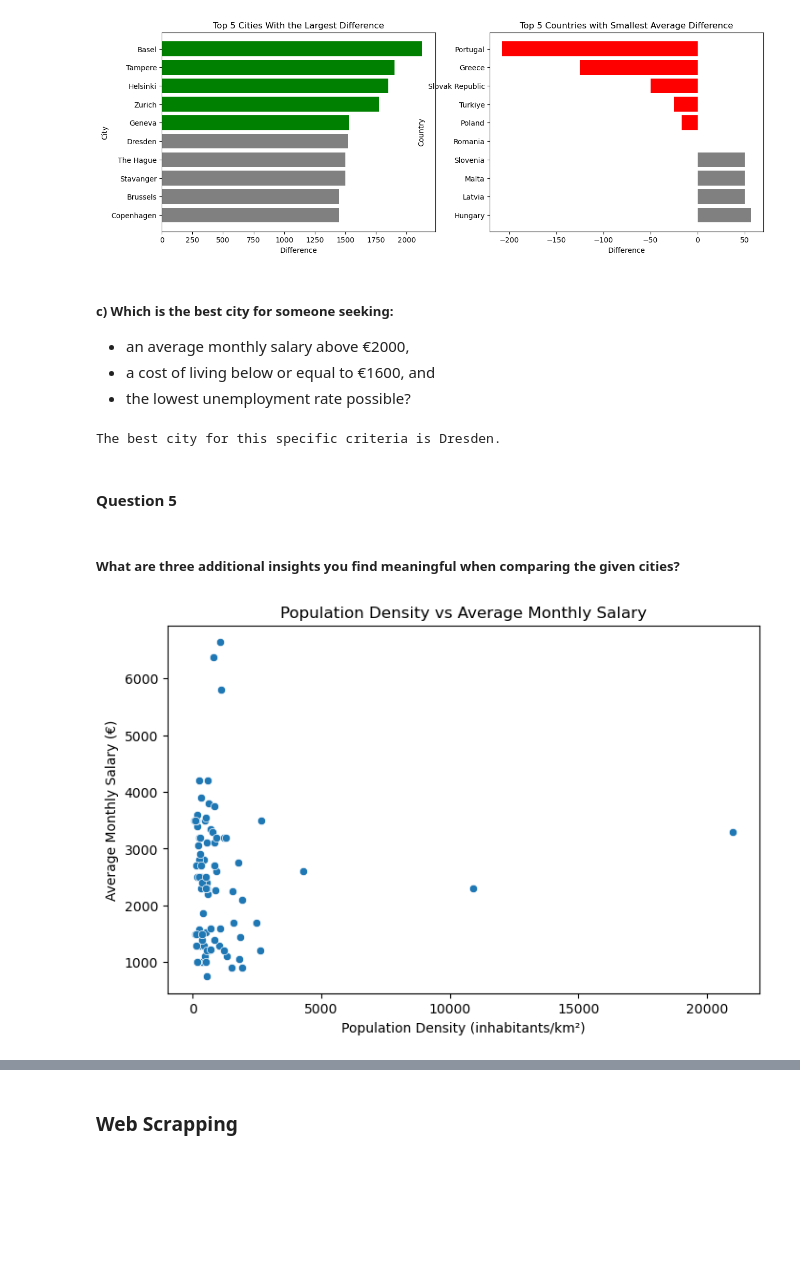
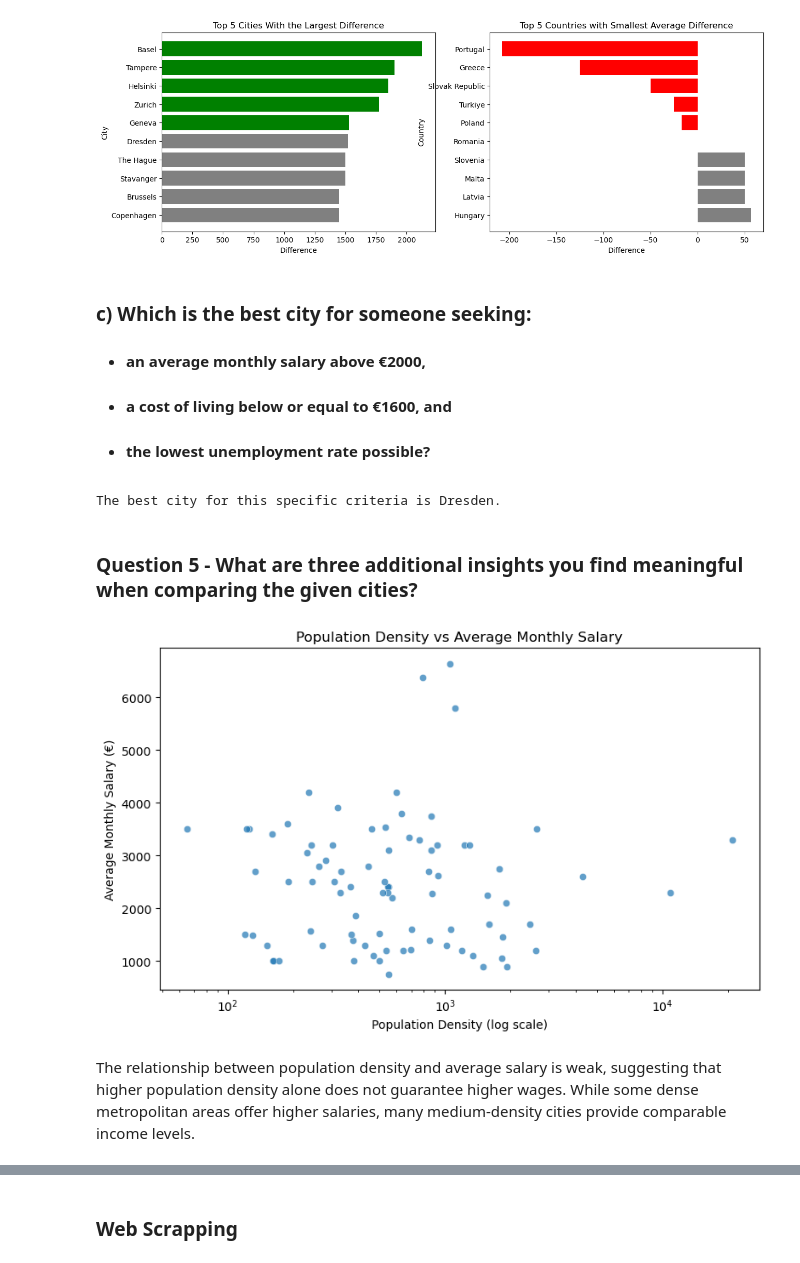
Before and after one commit to UniProjects171/Programming-for-Data-Science, a Jupyter notebook: Project_PDS.ipynb, the cells around one changed output, grey strips where cells are left out. Drawn from its saved outputs; the diff is of its cells as text; code cells hidden in the pictures; blank space fills up the shorter version.

```diff
--- a/Project_PDS.ipynb
+++ b/Project_PDS.ipynb
@@ -493,10 +420,10 @@ plt.show()
 # %% [output]
 [figure]
 # %% [markdown]
-##### c) Which is the best city for someone seeking:
-- an average monthly salary above €2000,
-- a cost of living below or equal to €1600, and
-- the lowest unemployment rate possible?
+### c) Which is the best city for someone seeking:
+- #### an average monthly salary above €2000,
+- #### a cost of living below or equal to €1600, and
+- #### the lowest unemployment rate possible?
 # %%
 filtered = data[(data['Average Monthly Salary'] > 2000) & (data['Average Cost of Living'] <= 1600)]
 best = filtered.sort_values('Unemployment Rate').head(1)
@@ -506,21 +433,28 @@ print(f'The best city for this specific criteria is {best['City'].values[0]}.')
 # %% [output]
 The best city for this specific criteria is Dresden.
 # %% [markdown]
-#### Question 5
+### Question 5 - What are three additional insights you find meaningful when comparing the given cities?
-# %% [markdown]
-##### What are three additional insights you find meaningful when comparing the given cities?
 # %%
 #someone please do this
 #maybe create a relation between the weather and something else
 
 #insight 1
 
 plt.figure(figsize=(8,5))
-sns.scatterplot(data=data, x="Population Density", y="Average Monthly Salary")
+sns.scatterplot(
+    data=data,
+    x="Population Density",
+    y="Average Monthly Salary",
+    alpha=0.7
+)
+plt.xscale("log")
+plt.xlabel("Population Density (log scale)")
+plt.ylabel("Average Monthly Salary (€)")
 plt.title("Population Density vs Average Monthly Salary")
-plt.xlabel("Population Density (inhabitants/km²)")
-plt.ylabel("Average Monthly Salary (€)")
+plt.tight_layout()
 plt.show()
 # %% [output]
-[figure, old version]
+[figure, new version]
+# %% [markdown]
+The relationship between population density and average salary is weak, suggesting that higher population density alone does not guarantee higher wages. While some dense metropolitan areas offer higher salaries, many medium-density cities provide comparable income levels.
 # %%
```
Also changed, not shown: parts of 80 cells of this notebook, 2 other files.
